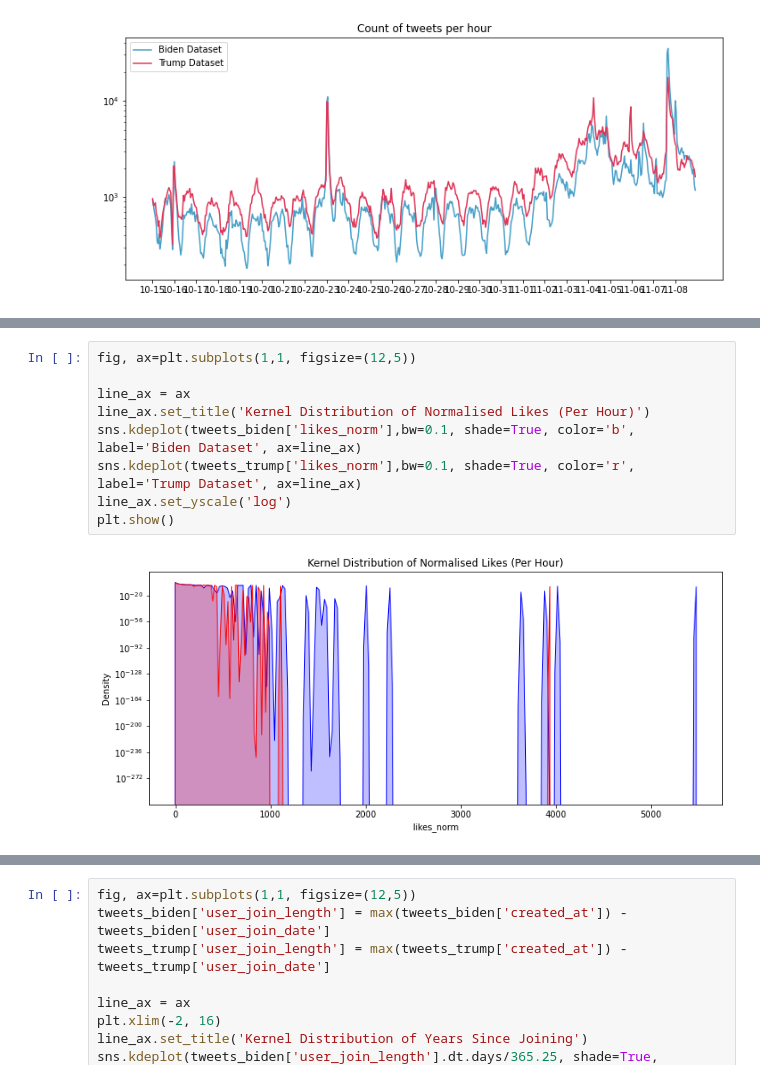
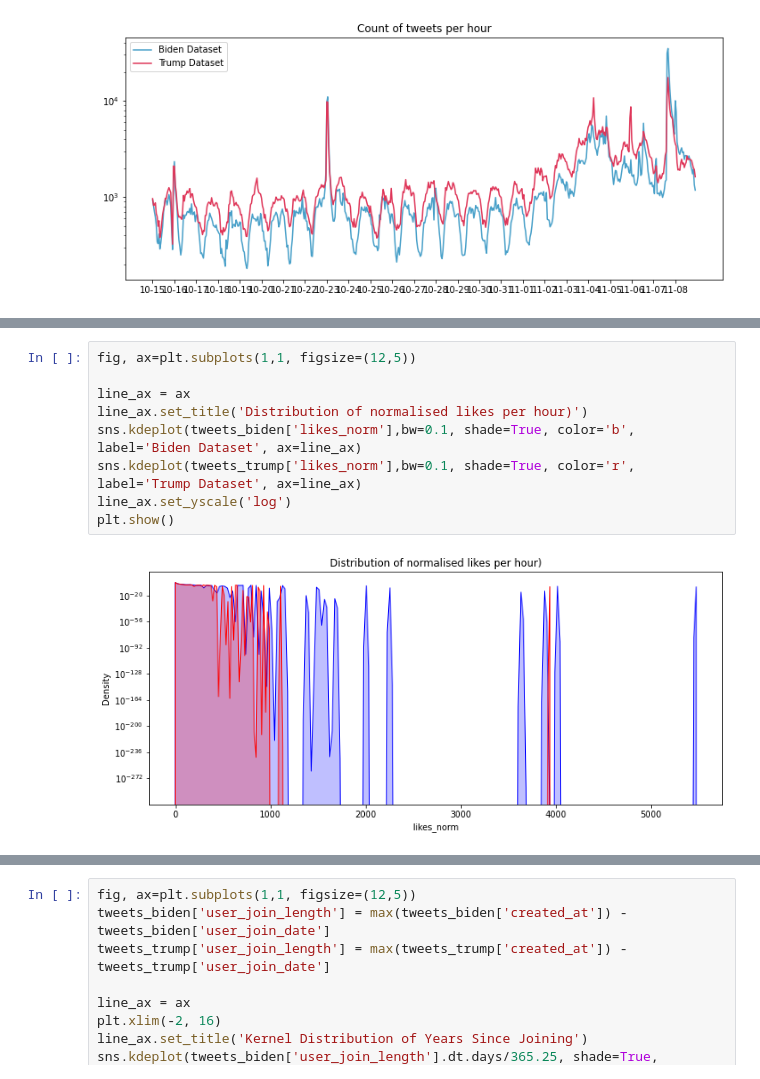
Before and after one commit to sydney-machine-learning/sentimentanalysis-USelections, a Jupyter notebook: main.ipynb, the cells around one changed output, grey strips where cells are left out. Cells and saved outputs as stored; diff of their text form.

```diff
--- a/main.ipynb
+++ b/main.ipynb
@@ -481,14 +450,14 @@ plt.show()
 # %%
 fig, ax=plt.subplots(1,1, figsize=(12,5))
 
 line_ax = ax
-line_ax.set_title('Kernel Distribution of Normalised Likes (Per Hour)')
+line_ax.set_title('Distribution of normalised likes per hour)')
 sns.kdeplot(tweets_biden['likes_norm'],bw=0.1, shade=True, color='b', label='Biden Dataset', ax=line_ax)
 sns.kdeplot(tweets_trump['likes_norm'],bw=0.1, shade=True, color='r', label='Trump Dataset', ax=line_ax)
 line_ax.set_yscale('log')
 plt.show()
 # %% [output]
-[figure, old version]
+[figure, new version]
 # %%
 fig, ax=plt.subplots(1,1, figsize=(12,5))
 
```
Also changed, not shown: parts of 13 cells of this notebook.
